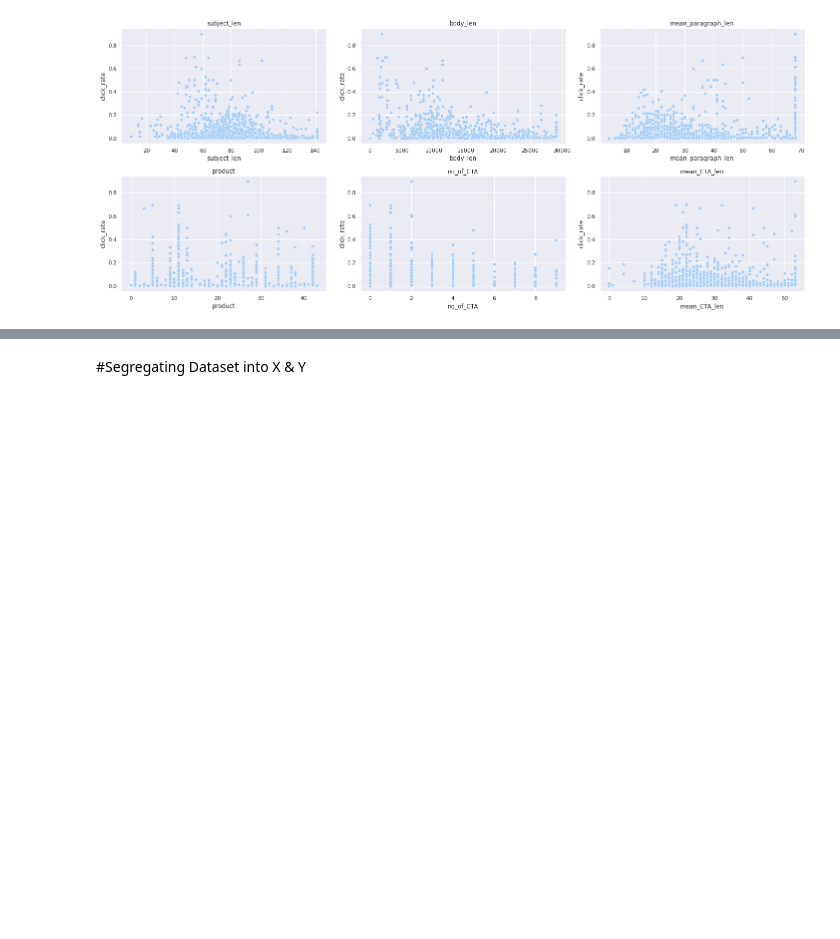
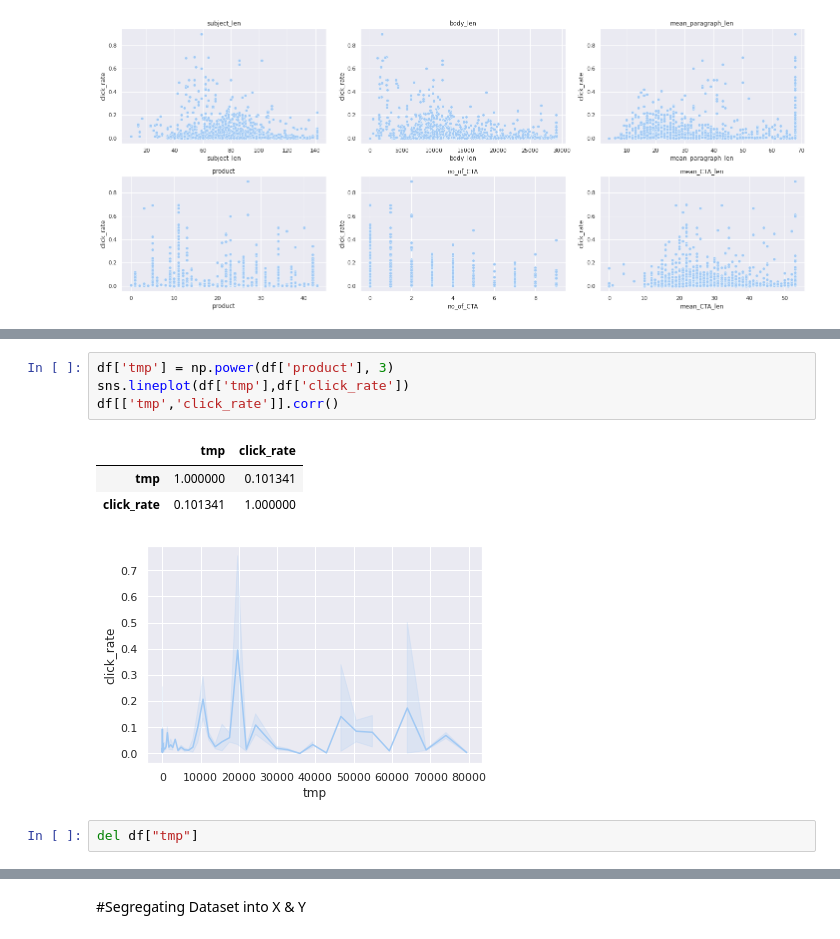
Before and after one commit to Jaiprakash91194/CTR_Email_Campaign, a Jupyter notebook: CTR_Email_Final_Submission_Code.ipynb, the cells around one changed output, grey strips where cells are left out. Saved outputs shown, nothing was run; the diff lists cells and outputs as text; blank space fills up the shorter version.

```diff
--- a/CTR_Email_Campaign.ipynb
+++ b/CTR_Email_Final_Submission_Code.ipynb
@@ -393,3 +409,14 @@ plt.show()
+# %%
+df['tmp'] = np.power(df['product'], 3)
+sns.lineplot(df['tmp'],df['click_rate'])
+df[['tmp','click_rate']].corr()
+# %% [output]
+|  | tmp | click_rate |
+| tmp | 1.000000 | 0.101341 |
+| click_rate | 0.101341 | 1.000000 |
+[figure, added]
+# %%
+del df["tmp"]
 # %%
 for feature in df.columns:
   if len(df[feature].unique()) < 25:
```
Also changed, not shown: parts of 74 cells of this notebook, 5 other files.
